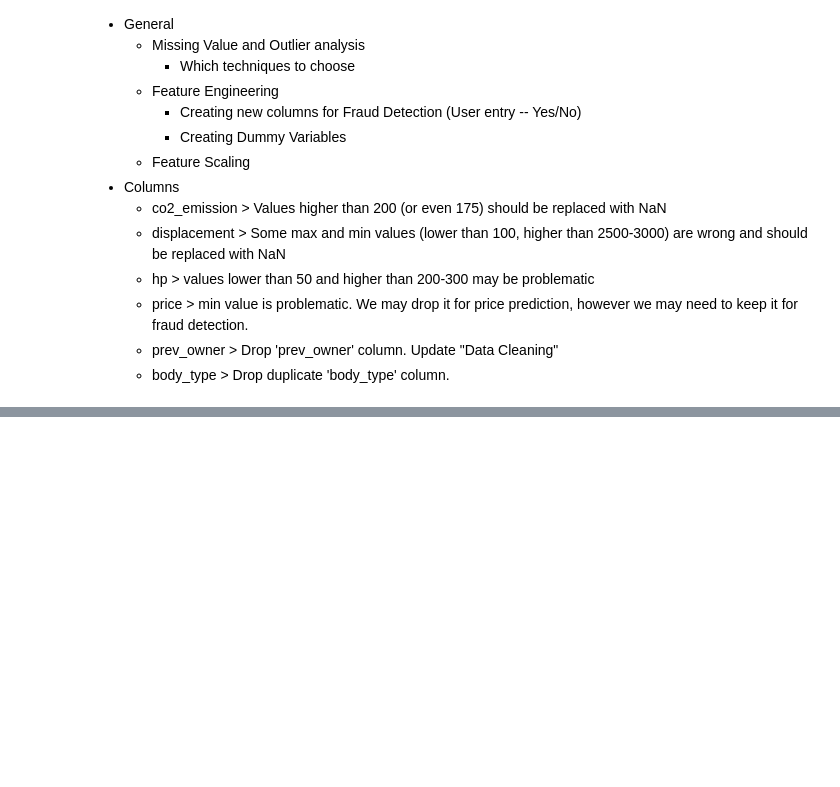
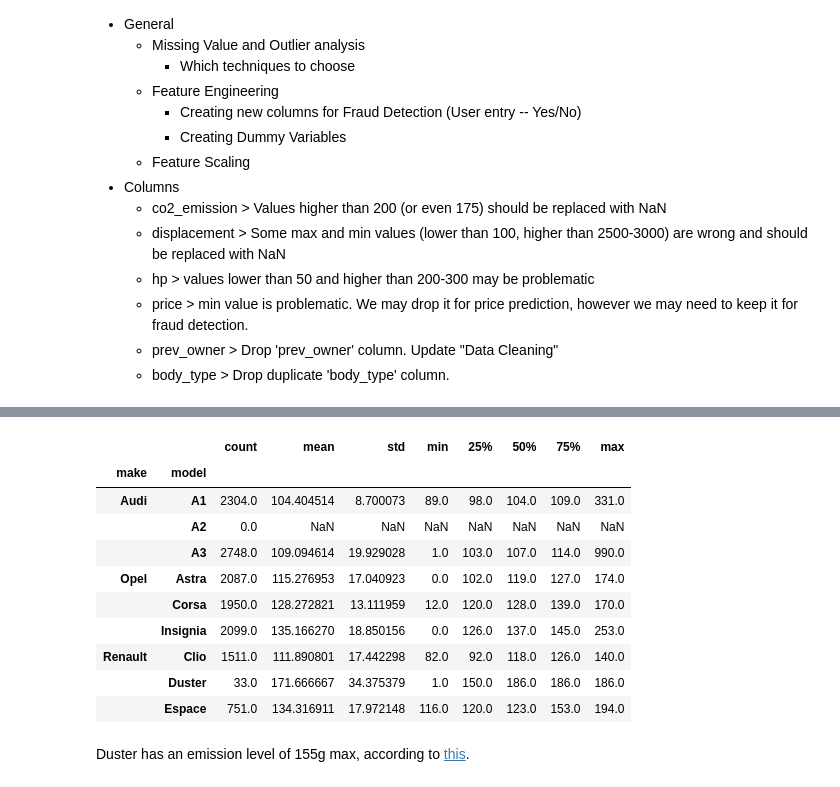
Before and after one commit to kaymal/price-prediction, a Jupyter notebook: trgt/EDA-t.ipynb, the cells around one changed output, grey strips where cells are left out. Saved outputs shown, nothing was run; the diff lists cells and outputs as text; code cells hidden in the pictures; blank space fills up the shorter version.

```diff
--- a/trgt/EDA-t.ipynb
+++ b/trgt/EDA-t.ipynb
@@ -659,0 +761,16 @@ Things to do next:
+# %%
+df_new.groupby(['make', 'model']).co2_emission.describe()
+# %% [output]
+|  |  | count | mean | std | min | 25% | 50% | 75% | max |
+| make | model |  |  |  |  |  |  |  |  |
+| Audi | A1 | 2304.0 | 104.404514 | 8.700073 | 89.0 | 98.0 | 104.0 | 109.0 | 331.0 |
+|  | A2 | 0.0 | NaN | NaN | NaN | NaN | NaN | NaN | NaN |
+|  | A3 | 2748.0 | 109.094614 | 19.929028 | 1.0 | 103.0 | 107.0 | 114.0 | 990.0 |
+| Opel | Astra | 2087.0 | 115.276953 | 17.040923 | 0.0 | 102.0 | 119.0 | 127.0 | 174.0 |
+|  | Corsa | 1950.0 | 128.272821 | 13.111959 | 12.0 | 120.0 | 128.0 | 139.0 | 170.0 |
+|  | Insignia | 2099.0 | 135.166270 | 18.850156 | 0.0 | 126.0 | 137.0 | 145.0 | 253.0 |
+| Renault | Clio | 1511.0 | 111.890801 | 17.442298 | 82.0 | 92.0 | 118.0 | 126.0 | 140.0 |
+|  | Duster | 33.0 | 171.666667 | 34.375379 | 1.0 | 150.0 | 186.0 | 186.0 | 186.0 |
+|  | Espace | 751.0 | 134.316911 | 17.972148 | 116.0 | 120.0 | 123.0 | 153.0 | 194.0 |
+# %% [markdown]
+Duster has an emission level of 155g max, according to [this](https://www.carbuyer.co.uk/reviews/dacia/duster/suv/64147/mpg).
```
Also changed, not shown: parts of 17 cells of this notebook.
